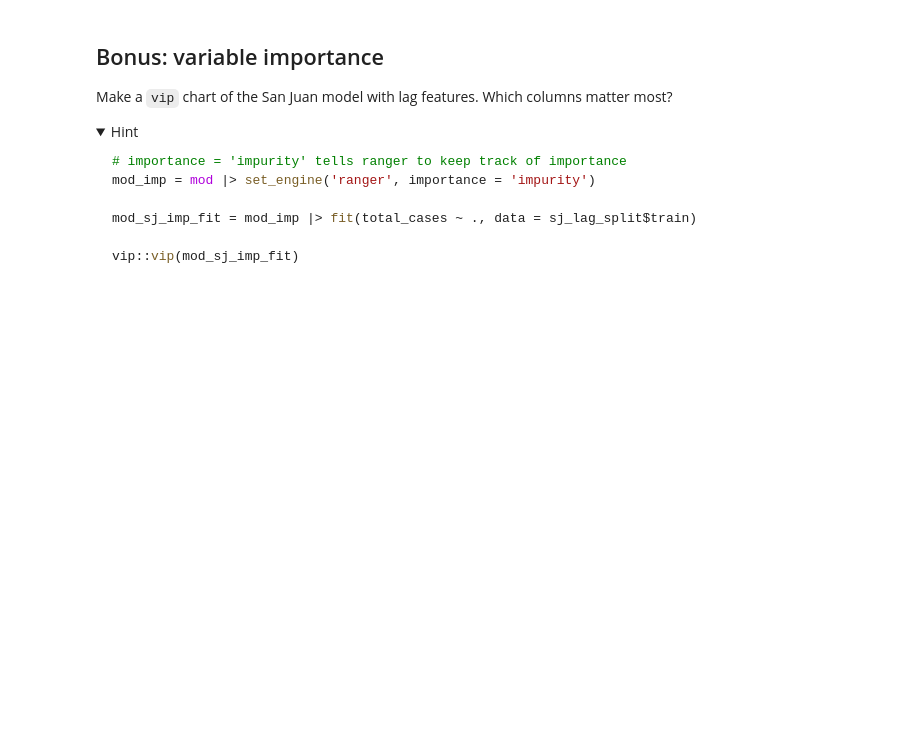
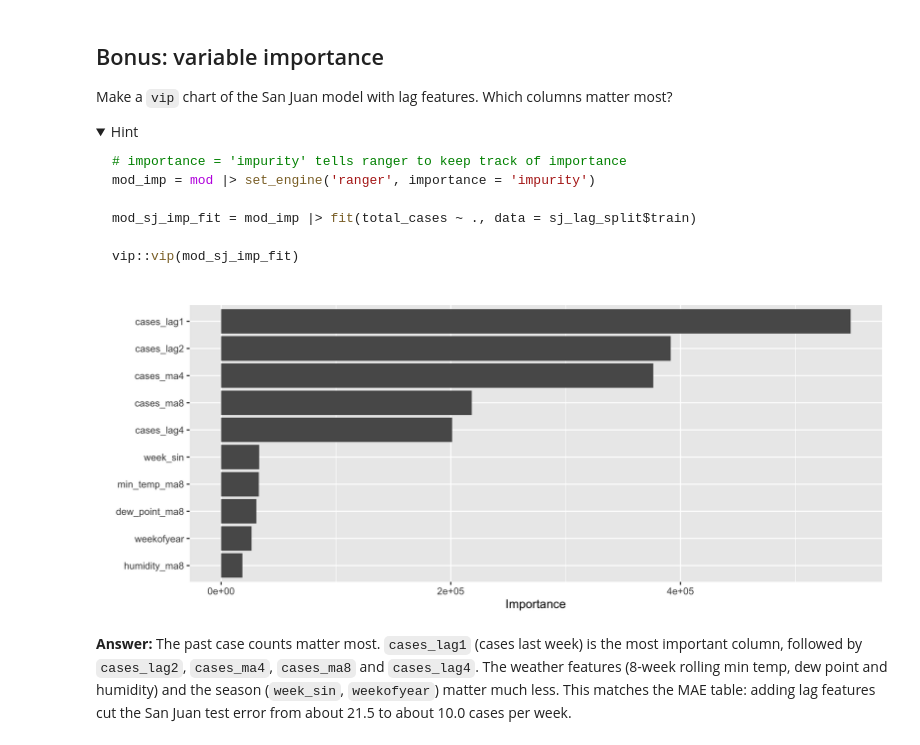
Before and after one commit to hiyaa1106/codespace, a Jupyter notebook: exercises/14-dengue-exercise.ipynb, the cells around one changed output. Cells and saved outputs as stored; diff of their text form; code cells hidden in the pictures; folded sections open; blank space fills up the shorter version.

````diff
--- a/exercises/14-dengue-exercise.ipynb
+++ b/exercises/14-dengue-exercise.ipynb
@@ -271,3 +477,14 @@ vip::vip(mod_sj_imp_fit)
 ```
 
 </details>
+# %%
+# importance = 'impurity' tells ranger to keep track of importance
+mod_imp = mod |> set_engine('ranger', importance = 'impurity')
+
+mod_sj_imp_fit = mod_imp |> fit(total_cases ~ ., data = sj_lag_split$train)
+
+vip::vip(mod_sj_imp_fit)
+# %% [output]
+[figure, added]
+# %% [markdown]
+**Answer:** The past case counts matter most. `cases_lag1` (cases last week) is the most important column, followed by `cases_lag2`, `cases_ma4`, `cases_ma8` and `cases_lag4`. The weather features (8-week rolling min temp, dew point and humidity) and the season (`week_sin`, `weekofyear`) matter much less. This matches the MAE table: adding lag features cut the San Juan test error from about 21.5 to about 10.0 cases per week.
````
Also changed, not shown: parts of 12 cells of this notebook, 2 other files.
